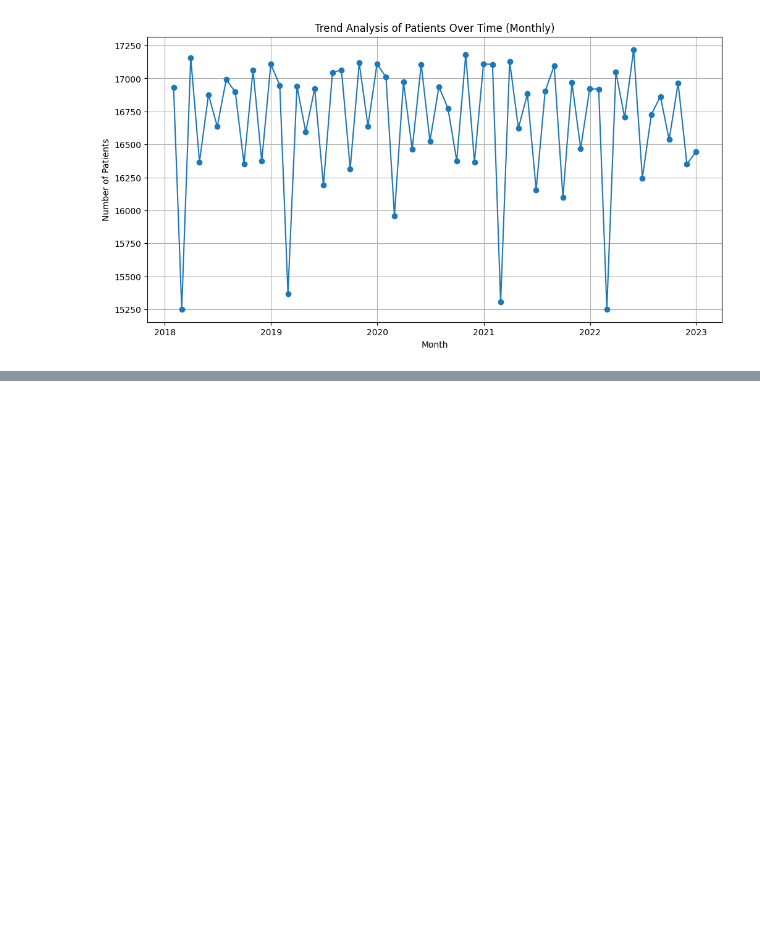
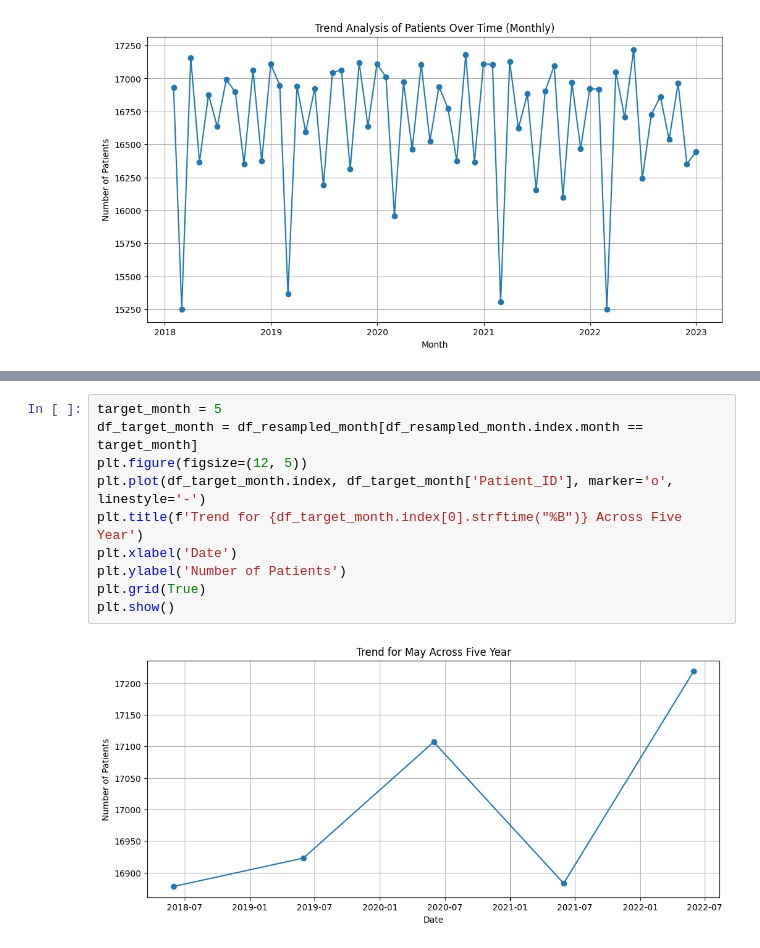
Before and after one commit to hsabaghpour/Health_Care_Data_Analysis_project, a Jupyter notebook: Trend_Analysis_of_Patient_Visit_Demo_Dataset.ipynb, the cells around one changed output, grey strips where cells are left out. Saved outputs shown, nothing was run; the diff lists cells and outputs as text; blank space fills up the shorter version.

```diff
--- a/Trend_Analysis_of_Patient_Visit_Demo_Dataset.ipynb
+++ b/Trend_Analysis_of_Patient_Visit_Demo_Dataset.ipynb
@@ -116,0 +161,12 @@ plt.show()
+# %%
+target_month = 5
+df_target_month = df_resampled_month[df_resampled_month.index.month == target_month]
+plt.figure(figsize=(12, 5))
+plt.plot(df_target_month.index, df_target_month['Patient_ID'], marker='o', linestyle='-')
+plt.title(f'Trend for {df_target_month.index[0].strftime("%B")} Across Five Year')
+plt.xlabel('Date')
+plt.ylabel('Number of Patients')
+plt.grid(True)
+plt.show()
+# %% [output]
+[figure, added]
```
Also changed, not shown: parts of 5 cells of this notebook.
